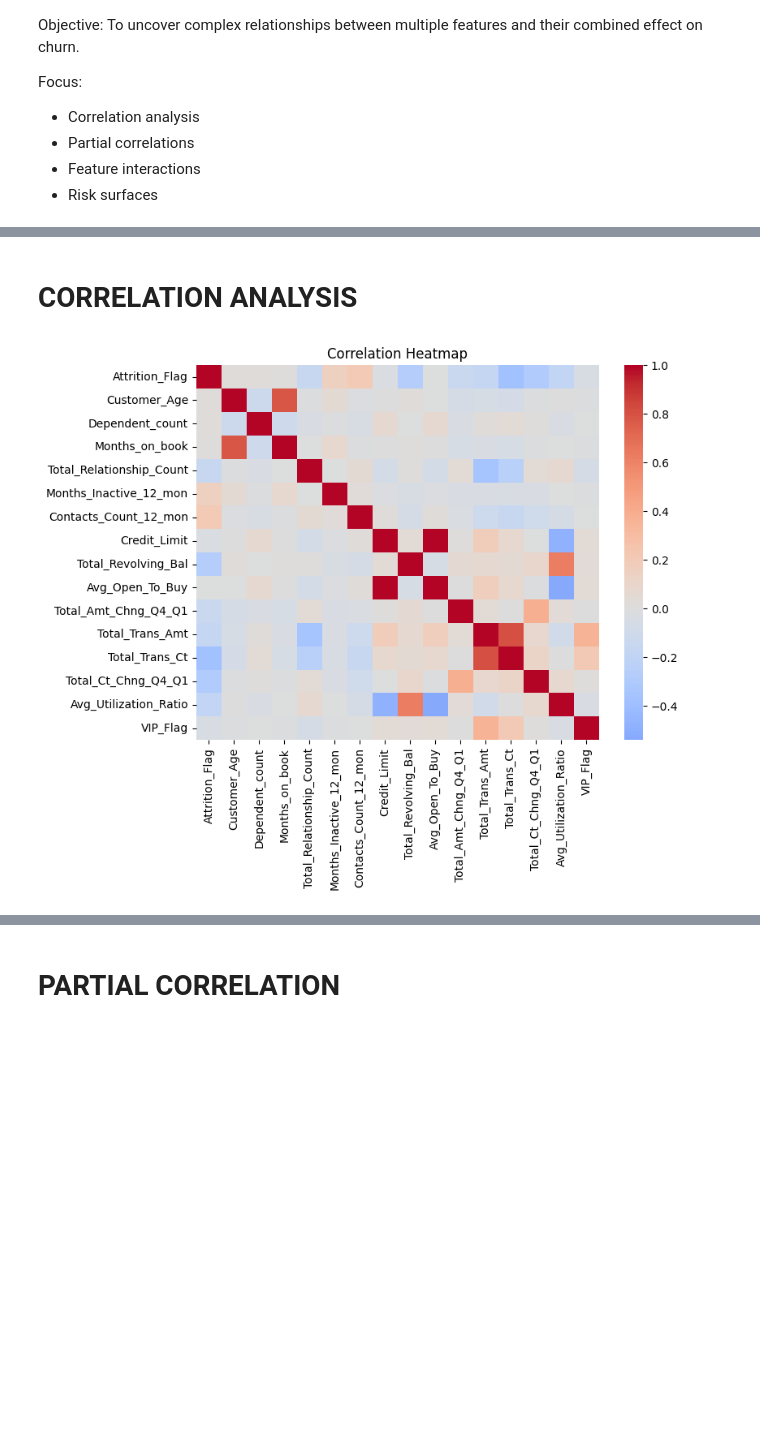
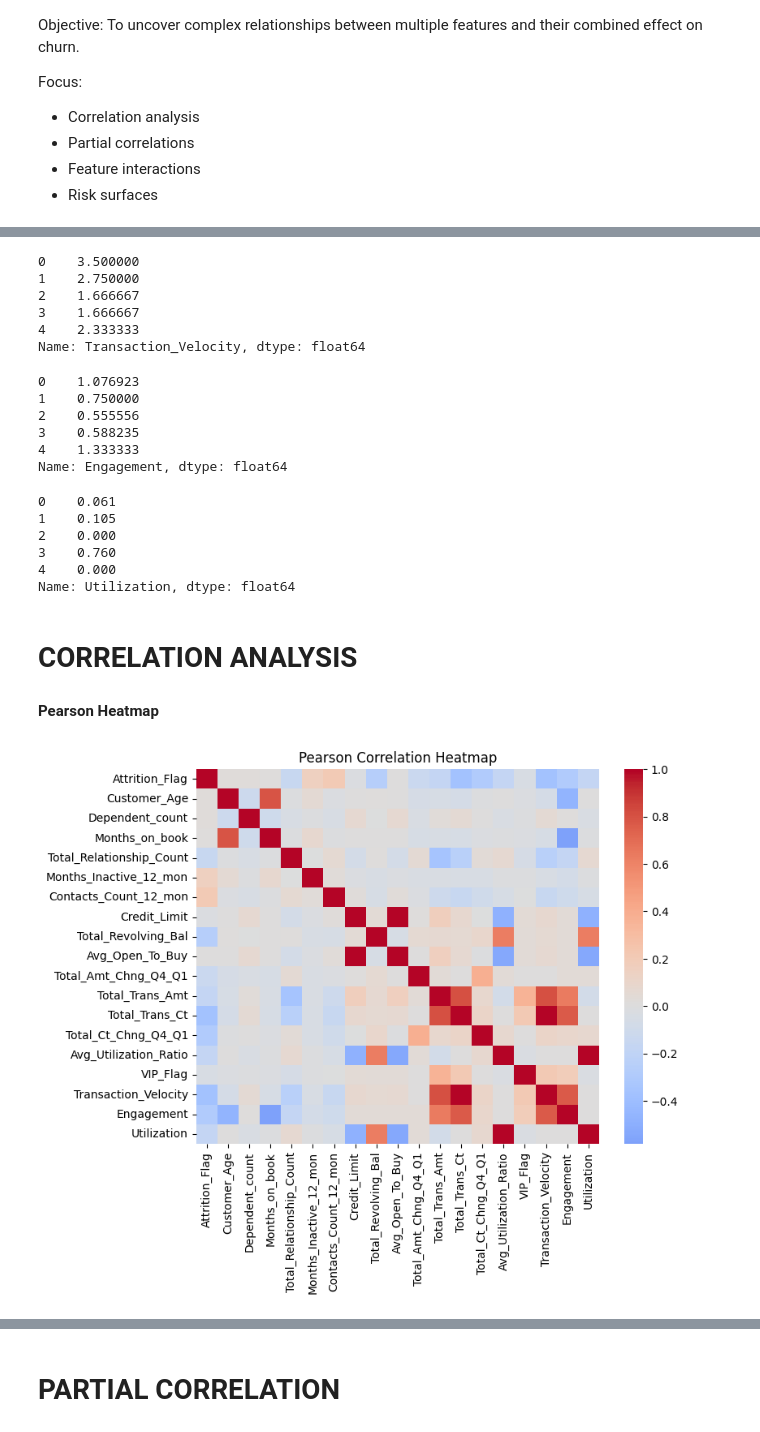
Before and after one commit to ommishra03/Customer_Spending_-_Engagement_Analytics, a Jupyter notebook: Statistical_Analysis/03_multivariate_patterns.ipynb, the cells around one changed output, grey strips where cells are left out. Cells and saved outputs as stored; diff of their text form; code cells hidden in the pictures; blank space fills up the shorter version.

```diff
--- a/Statistical_Analysis/03_multivariate_patterns.ipynb
+++ b/Statistical_Analysis/03_multivariate_patterns.ipynb
@@ -46,2 +31,41 @@ num_df.corr()
+# %%
+df["Transaction_Velocity"] = df["Total_Trans_Ct"] / 12
+print(df["Transaction_Velocity"].head())
+# %% [output]
+0    3.500000
+1    2.750000
+2    1.666667
+3    1.666667
+4    2.333333
+Name: Transaction_Velocity, dtype: float64
+# %%
+df["Engagement"] = df["Total_Trans_Ct"] / df["Months_on_book"]
+print(df["Engagement"].head())
+# %% [output]
+0    1.076923
+1    0.750000
+2    0.555556
+3    0.588235
+4    1.333333
+Name: Engagement, dtype: float64
+# %%
+df["Utilization"] = df["Avg_Utilization_Ratio"]
+print(df["Utilization"].head())
+# %% [output]
+0    0.061
+1    0.105
+2    0.000
+3    0.760
+4    0.000
+Name: Utilization, dtype: float64
+# %%
+df["Engagement"] = df["Engagement"].replace([np.inf, -np.inf], np.nan)
+
+df = df.dropna(subset=[
+    "Transaction_Velocity",
+    "Engagement",
+    "Utilization",
+    "Attrition_Flag"
+])
 # %% [markdown]
 # CORRELATION ANALYSIS
@@ -48,7 +74,9 @@ num_df.corr()
+# %% [markdown]
+**Pearson Heatmap**
 # %%
 plt.figure(figsize=(8,6))
 sns.heatmap(num_df.corr(), cmap="coolwarm", center=0)
-plt.title("Correlation Heatmap")
+plt.title("Pearson Correlation Heatmap")
 plt.show()
 # %% [output]
-[figure, old version]
+[figure, new version]
```
Also changed, not shown: parts of 24 cells of this notebook, 2 other files.
